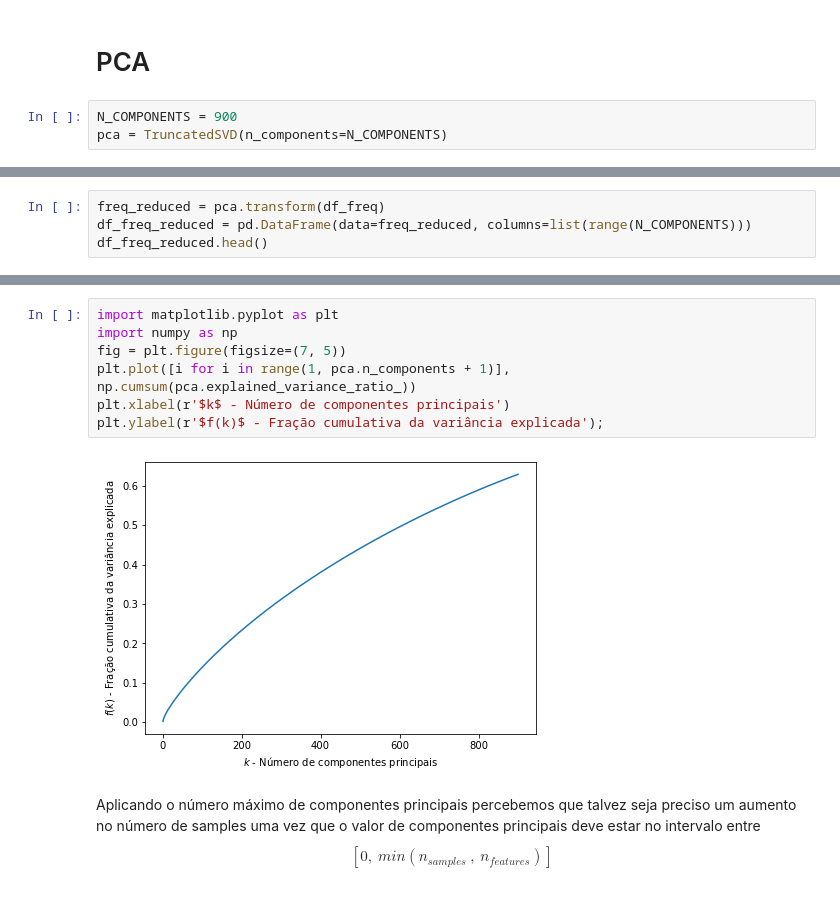
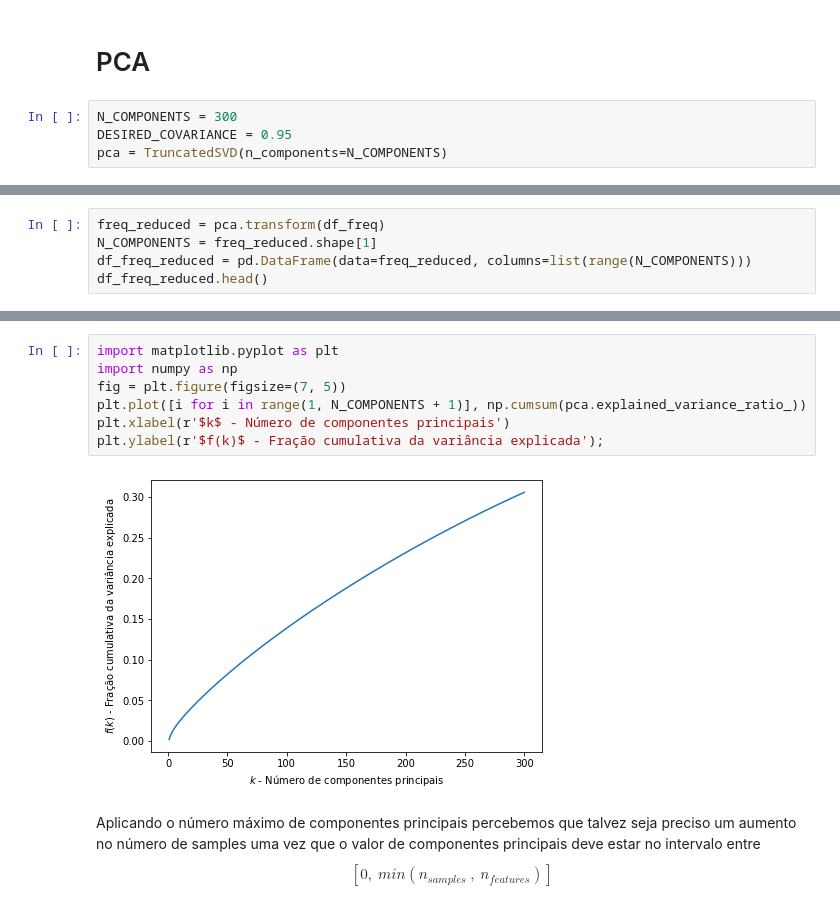
Before and after one commit to VitorBonella/NLP-Unsupervised-Learning, a Jupyter notebook: TrabalhoPratico-CienciaDeDados-IgorVarejão-VitorBonella.ipynb, the cells around one changed output, grey strips where cells are left out. Drawn from its saved outputs; the diff is of its cells as text.

```diff
--- a/TrabalhoPratico-CienciaDeDados-IgorVarejão-VitorBonella.ipynb
+++ b/TrabalhoPratico-CienciaDeDados-IgorVarejão-VitorBonella.ipynb
@@ -221,7 +211,8 @@ df_freq.head()
 # %% [markdown]
 # PCA
 # %%
-N_COMPONENTS = 900
+N_COMPONENTS = 300
+DESIRED_COVARIANCE = 0.95
 pca = TruncatedSVD(n_components=N_COMPONENTS)
 # %%
 pca.fit(df_freq)
@@ -231,5 +222,6 @@ Total variance explained: 0.63
 # %%
 freq_reduced = pca.transform(df_freq)
+N_COMPONENTS = freq_reduced.shape[1]
 df_freq_reduced = pd.DataFrame(data=freq_reduced, columns=list(range(N_COMPONENTS)))
 df_freq_reduced.head()
 # %% [output]
@@ -243,12 +247,12 @@ df_freq_reduced.head()
 # %%
 import matplotlib.pyplot as plt
 import numpy as np
 fig = plt.figure(figsize=(7, 5))
-plt.plot([i for i in range(1, pca.n_components + 1)], np.cumsum(pca.explained_variance_ratio_))
+plt.plot([i for i in range(1, N_COMPONENTS + 1)], np.cumsum(pca.explained_variance_ratio_))
 plt.xlabel(r'$k$ - Número de componentes principais')
 plt.ylabel(r'$f(k)$ - Fração cumulativa da variância explicada');
 # %% [output]
-[figure, old version]
+[figure, new version]
 # %% [markdown]
 Aplicando o número máximo de componentes principais percebemos que talvez seja preciso um aumento no número de samples uma vez que o valor de componentes principais deve estar no intervalo entre
 $$\left[0, \ min(n_{samples} \ , \ n_{features}) \right]$$
```
Also changed, not shown: parts of 29 cells of this notebook.
